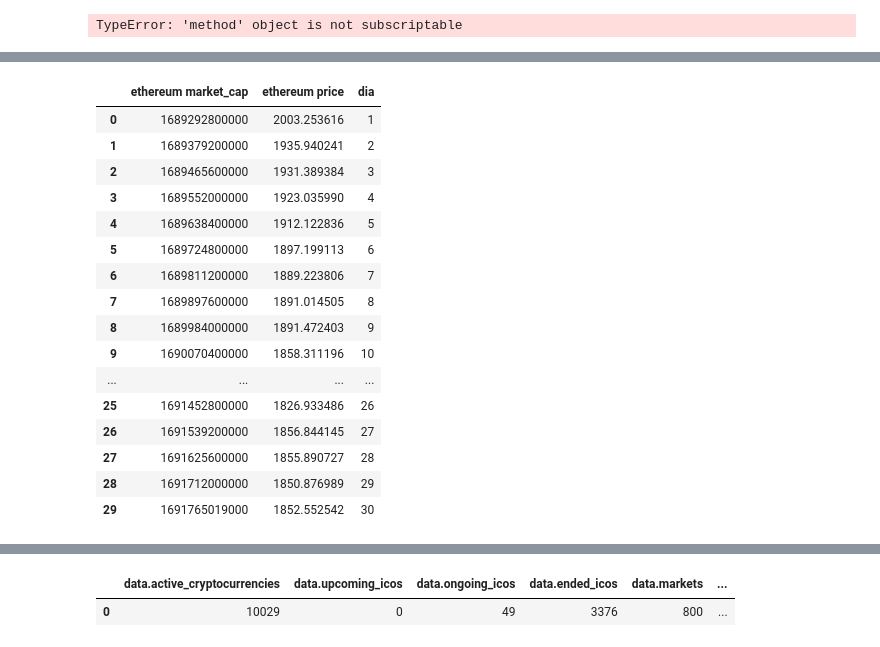
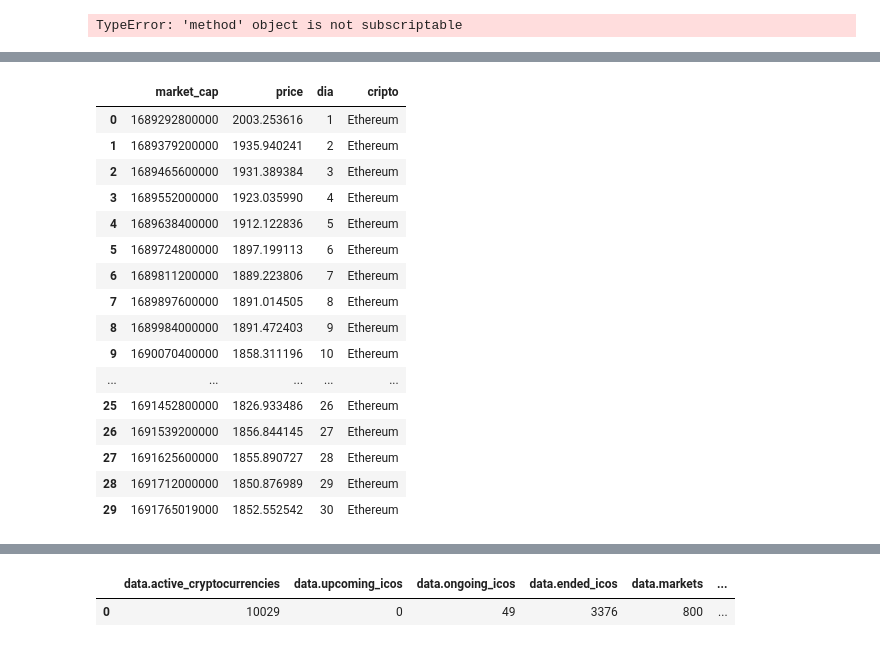
Before and after one commit to NahuVidales/CryptoDataAnalytics, a Jupyter notebook: ETL.ipynb, the cells around one changed output, grey strips where cells are left out. Saved outputs shown, nothing was run; the diff lists cells and outputs as text; code cells hidden in the pictures.

```diff
--- a/ETL.ipynb
+++ b/ETL.ipynb
@@ -609,43 +619,44 @@ See the caveats in the documentation: https://pandas.pydata.org/pandas-docs/stab
 # %%
 with open(ethereum_cap_json, 'r') as file:
     ethereum_cap_content = file.read()
 
 # Convertir el JSON en un diccionario
 ethereum_cap = json.loads(ethereum_cap_content)
 
 # Normalize the JSON and create a DataFrame
 ethereum = pd.json_normalize(ethereum_cap)
 
 # Convertir las listas anidadas en filas individuales para la columna 'prices'
 prices_data = ethereum_cap['prices']
-prices_df_ethereum = pd.DataFrame(prices_data, columns=['ethereum market_cap', 'ethereum price'])
+prices_df_ethereum = pd.DataFrame(prices_data, columns=['market_cap', 'price'])
 #Haremos una columna día número para poder hacer un plot de la evolución de los precios y esta será en función del índice de fila
 prices_df_ethereum['dia'] = prices_df_ethereum.index
 #Dejamos las ultimas 30 filas
 prices_df_ethereum30 = prices_df_ethereum.tail(30)
 #Reseteamos los indices para que empiecen en 0
 prices_df_ethereum30 = prices_df_ethereum30.reset_index(drop=True)
 #y lo aplicamos a la columna dia
 prices_df_ethereum30['dia'] = prices_df_ethereum30.index + 1
+prices_df_ethereum30['cripto'] = 'Ethereum'
 prices_df_ethereum30
 # %% [output]
-|  | ethereum market_cap | ethereum price | dia |
-| 0 | 1689292800000 | 2003.253616 | 1 |
-| 1 | 1689379200000 | 1935.940241 | 2 |
-| 2 | 1689465600000 | 1931.389384 | 3 |
-| 3 | 1689552000000 | 1923.035990 | 4 |
-| 4 | 1689638400000 | 1912.122836 | 5 |
-| 5 | 1689724800000 | 1897.199113 | 6 |
-| 6 | 1689811200000 | 1889.223806 | 7 |
-| 7 | 1689897600000 | 1891.014505 | 8 |
-| 8 | 1689984000000 | 1891.472403 | 9 |
-| 9 | 1690070400000 | 1858.311196 | 10 |
-| ... | ... | ... | ... |
-| 25 | 1691452800000 | 1826.933486 | 26 |
-| 26 | 1691539200000 | 1856.844145 | 27 |
-| 27 | 1691625600000 | 1855.890727 | 28 |
-| 28 | 1691712000000 | 1850.876989 | 29 |
-| 29 | 1691765019000 | 1852.552542 | 30 |
+|  | market_cap | price | dia | cripto |
+| 0 | 1689292800000 | 2003.253616 | 1 | Ethereum |
+| 1 | 1689379200000 | 1935.940241 | 2 | Ethereum |
+| 2 | 1689465600000 | 1931.389384 | 3 | Ethereum |
+| 3 | 1689552000000 | 1923.035990 | 4 | Ethereum |
+| 4 | 1689638400000 | 1912.122836 | 5 | Ethereum |
+| 5 | 1689724800000 | 1897.199113 | 6 | Ethereum |
+| 6 | 1689811200000 | 1889.223806 | 7 | Ethereum |
+| 7 | 1689897600000 | 1891.014505 | 8 | Ethereum |
+| 8 | 1689984000000 | 1891.472403 | 9 | Ethereum |
+| 9 | 1690070400000 | 1858.311196 | 10 | Ethereum |
+| ... | ... | ... | ... | ... |
+| 25 | 1691452800000 | 1826.933486 | 26 | Ethereum |
+| 26 | 1691539200000 | 1856.844145 | 27 | Ethereum |
+| 27 | 1691625600000 | 1855.890727 | 28 | Ethereum |
+| 28 | 1691712000000 | 1850.876989 | 29 | Ethereum |
+| 29 | 1691765019000 | 1852.552542 | 30 | Ethereum |
 # %%
 with open(matic_cap_json, 'r') as file:
     matic_cap_content = file.read()
```
Also changed, not shown: parts of 13 cells of this notebook, 2 other files.
